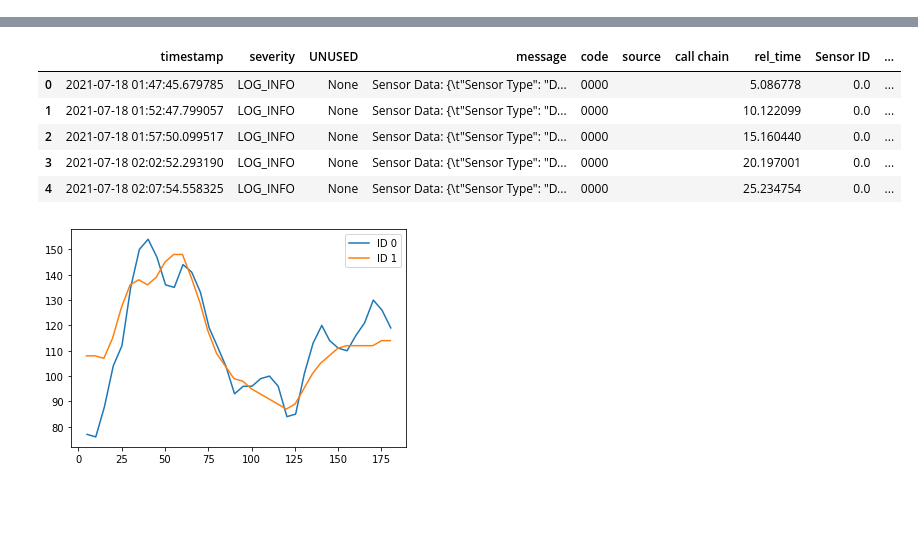
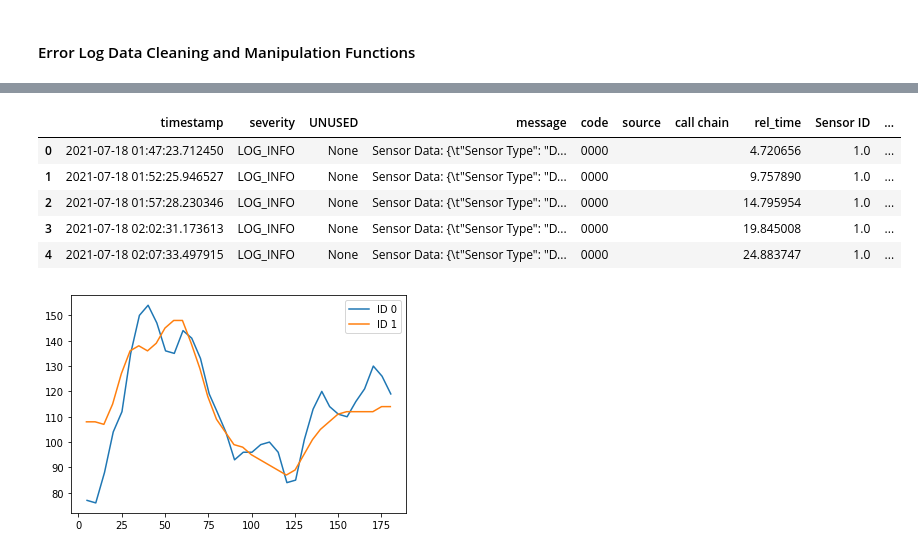
Before and after one commit to ijustlovemath/imt-dataproduct-parsers, a Jupyter notebook: manipulation.ipynb, the cells around one changed output, grey strips where cells are left out. Saved outputs shown, nothing was run; the diff lists cells and outputs as text; code cells hidden in the pictures; blank space fills up the shorter version.

```diff
--- a/manipulation.ipynb
+++ b/manipulation.ipynb
@@ -1,3 +1,5 @@
+# %% [markdown]
+#### Error Log Data Cleaning and Manipulation Functions
 # %%
 import sys
 from collections import defaultdict
@@ -5,6 +7,7 @@ import datetime
 import json
 import pandas as pd
 import numpy as np
+import itertools
 
 col_delim = ';'
 
@@ -20,23 +23,24 @@ def df_from(headers, lines):
             df[header].append(cell)
     return df
 
+def log_timestamp(df, fmt):
+    '''Converting timestamp string to datetime in the dataframe.
+    '''
+    df['timestamp'] = pd.to_datetime(df['timestamp'], format=fmt)
+    return df
+
 def err_log_dataframe(filename):
     headers = ["timestamp", "severity", "UNUSED", "message", "code", "source", "call chain"]
     err_log_dict = df_from(headers, load(filename))
+    df = pd.DataFrame.from_dict(err_log_dict)
 
-    df = pd.DataFrame.from_dict(err_log_dict)
-    df = err_log_timestamp(df)
+    fmt = '%Y%m%d%H%M%S.%f'
+    '%m/%d/%Y %H:%M:%S.%f'
+    df = log_timestamp(df, fmt)
 
     #Setting Relative Time to start at the start as log
     relative_time(df)
 
-    return df
-
-def err_log_timestamp(df):
-    '''Converting timestamp string to datetime in the dataframe.
-    '''
-    fmt = '%Y%m%d%H%M%S.%f'
-    df['timestamp'] = pd.to_datetime(df['timestamp'], format=fmt)
     return df
 
 def split_sensor_message(message):
@@ -60,7 +64,7 @@ def get_sensor_dfs(df):
     sensor_df = sensor_df.reset_index(drop=True)
 
     #adding columns for sensor_id and glucose value from the message using split_sensor_message
-    sensor_df[['Sensor ID', 'Glucose Value (mg/dL)']] = sensor_df['message'].apply(lambda x: split_sensor_message(x))
+    sensor_df[['Sensor ID', 'Glucose (mg/dL)']] = sensor_df['message'].apply(lambda x: split_sensor_message(x))
 
     sensor_df_list = []
 
@@ -120,7 +124,7 @@ def plot_sensor_data(df):
     import matplotlib.pyplot as plt
     frames = get_sensor_dfs(df)
     for i, frame in enumerate(frames):
-        plt.plot(frame["rel_time"], frame["Glucose Value (mg/dL)"], label=f"ID {i}")
+        plt.plot(frame["rel_time"], frame["Glucose (mg/dL)"], label=f"ID {i}")
 
     plt.legend(loc='upper right')
     plt.show()
@@ -185,16 +189,16 @@ err_log_df.head()
 # %%
 dfs = get_sensor_dfs(err_log_df)
 
 sensor0_df = dfs[0]
 sensor1_df = dfs[1]
-sensor0_df.head()
+sensor1_df.head()
 # %% [output]
 |  | timestamp | severity | UNUSED | message | code | source | call chain | rel_time | Sensor ID | ... |
-| 0 | 2021-07-18 01:47:45.679785 | LOG_INFO | None | Sensor Data: {\t"Sensor Type": "D... | 0000 |  |  | 5.086778 | 0.0 | ... |
-| 1 | 2021-07-18 01:52:47.799057 | LOG_INFO | None | Sensor Data: {\t"Sensor Type": "D... | 0000 |  |  | 10.122099 | 0.0 | ... |
-| 2 | 2021-07-18 01:57:50.099517 | LOG_INFO | None | Sensor Data: {\t"Sensor Type": "D... | 0000 |  |  | 15.160440 | 0.0 | ... |
-| 3 | 2021-07-18 02:02:52.293190 | LOG_INFO | None | Sensor Data: {\t"Sensor Type": "D... | 0000 |  |  | 20.197001 | 0.0 | ... |
-| 4 | 2021-07-18 02:07:54.558325 | LOG_INFO | None | Sensor Data: {\t"Sensor Type": "D... | 0000 |  |  | 25.234754 | 0.0 | ... |
+| 0 | 2021-07-18 01:47:23.712450 | LOG_INFO | None | Sensor Data: {\t"Sensor Type": "D... | 0000 |  |  | 4.720656 | 1.0 | ... |
+| 1 | 2021-07-18 01:52:25.946527 | LOG_INFO | None | Sensor Data: {\t"Sensor Type": "D... | 0000 |  |  | 9.757890 | 1.0 | ... |
+| 2 | 2021-07-18 01:57:28.230346 | LOG_INFO | None | Sensor Data: {\t"Sensor Type": "D... | 0000 |  |  | 14.795954 | 1.0 | ... |
+| 3 | 2021-07-18 02:02:31.173613 | LOG_INFO | None | Sensor Data: {\t"Sensor Type": "D... | 0000 |  |  | 19.845008 | 1.0 | ... |
+| 4 | 2021-07-18 02:07:33.497915 | LOG_INFO | None | Sensor Data: {\t"Sensor Type": "D... | 0000 |  |  | 24.883747 | 1.0 | ... |
 # %%
 plot_sensor_data(err_log_df)
 # %% [output]
```
Also changed, not shown: parts of 5 cells of this notebook.
